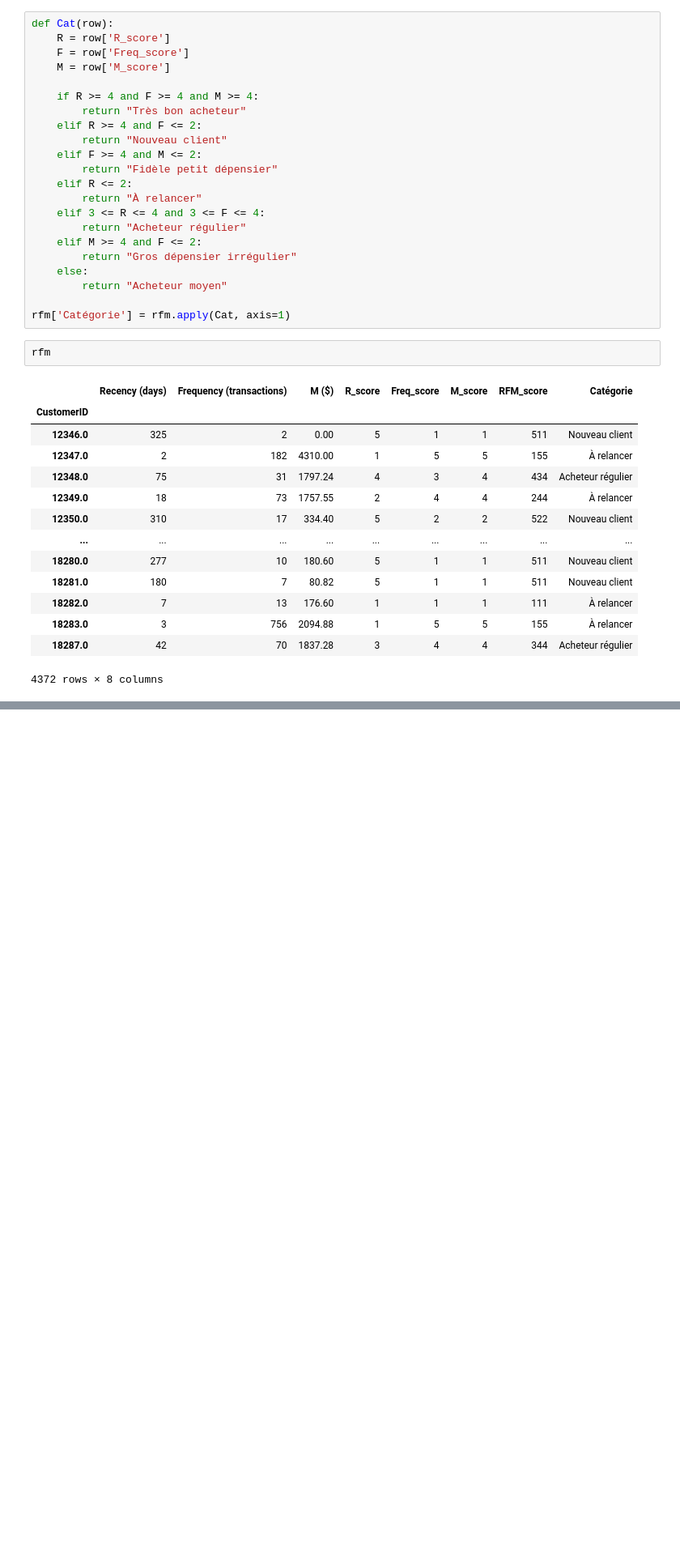
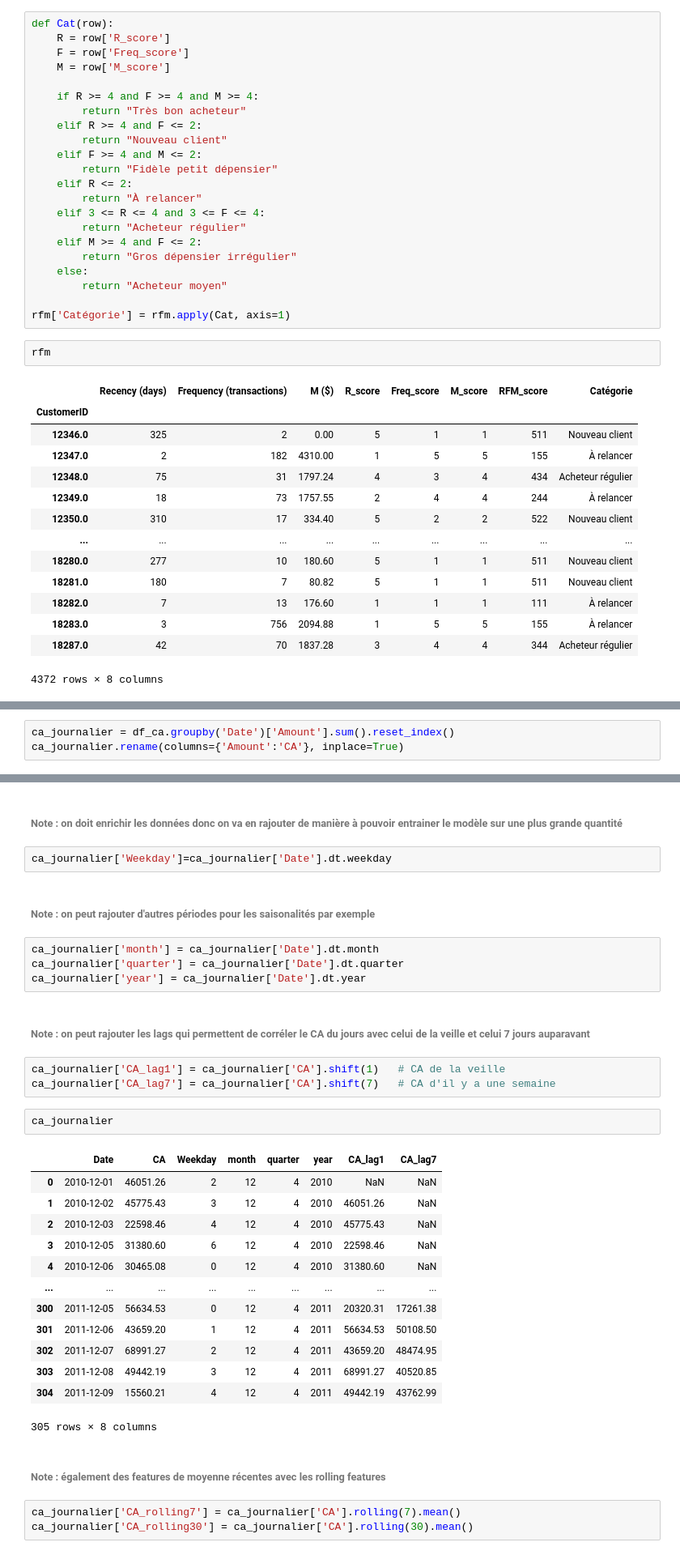
Before and after one commit to TomSheeesh/remise-niveau, a Jupyter notebook: Module4/Module4.ipynb, the cells around one changed output, grey strips where cells are left out. Shown: that part at 81% size. Drawn from its saved outputs; the diff is of its cells as text; blank space fills up the shorter version.

```diff
--- a/Module4/Module4.ipynb
+++ b/Module4/Module4.ipynb
@@ -305,0 +374,3 @@ rfm
+# %%
+ca_journalier = df_ca.groupby('Date')['Amount'].sum().reset_index()
+ca_journalier.rename(columns={'Amount':'CA'}, inplace=True)
@@ -305,0 +391,36 @@ rfm
+# %% [markdown]
+###### Note : on doit enrichir les données donc on va en rajouter de manière à pouvoir entrainer le modèle sur une plus grande quantité
+# %%
+ca_journalier['Weekday']=ca_journalier['Date'].dt.weekday
+# %% [markdown]
+###### Note : on peut rajouter d'autres périodes pour les saisonalités par exemple
+# %%
+ca_journalier['month'] = ca_journalier['Date'].dt.month
+ca_journalier['quarter'] = ca_journalier['Date'].dt.quarter
+ca_journalier['year'] = ca_journalier['Date'].dt.year
+# %% [markdown]
+###### Note : on peut rajouter les lags qui permettent de corréler le CA du jours avec celui de la veille et celui 7 jours auparavant
+# %%
+ca_journalier['CA_lag1'] = ca_journalier['CA'].shift(1)   # CA de la veille
+ca_journalier['CA_lag7'] = ca_journalier['CA'].shift(7)   # CA d'il y a une semaine
+# %%
+ca_journalier
+# %% [output]
+|  | Date | CA | Weekday | month | quarter | year | CA_lag1 | CA_lag7 |
+| 0 | 2010-12-01 | 46051.26 | 2 | 12 | 4 | 2010 | NaN | NaN |
+| 1 | 2010-12-02 | 45775.43 | 3 | 12 | 4 | 2010 | 46051.26 | NaN |
+| 2 | 2010-12-03 | 22598.46 | 4 | 12 | 4 | 2010 | 45775.43 | NaN |
+| 3 | 2010-12-05 | 31380.60 | 6 | 12 | 4 | 2010 | 22598.46 | NaN |
+| 4 | 2010-12-06 | 30465.08 | 0 | 12 | 4 | 2010 | 31380.60 | NaN |
+| ... | ... | ... | ... | ... | ... | ... | ... | ... |
+| 300 | 2011-12-05 | 56634.53 | 0 | 12 | 4 | 2011 | 20320.31 | 17261.38 |
+| 301 | 2011-12-06 | 43659.20 | 1 | 12 | 4 | 2011 | 56634.53 | 50108.50 |
+| 302 | 2011-12-07 | 68991.27 | 2 | 12 | 4 | 2011 | 43659.20 | 48474.95 |
+| 303 | 2011-12-08 | 49442.19 | 3 | 12 | 4 | 2011 | 68991.27 | 40520.85 |
+| 304 | 2011-12-09 | 15560.21 | 4 | 12 | 4 | 2011 | 49442.19 | 43762.99 |
+305 rows × 8 columns
+# %% [markdown]
+###### Note : également des features de moyenne récentes avec les rolling features
+# %%
+ca_journalier['CA_rolling7'] = ca_journalier['CA'].rolling(7).mean()
+ca_journalier['CA_rolling30'] = ca_journalier['CA'].rolling(30).mean()
```
Also changed, not shown: parts of 29 cells of this notebook.
